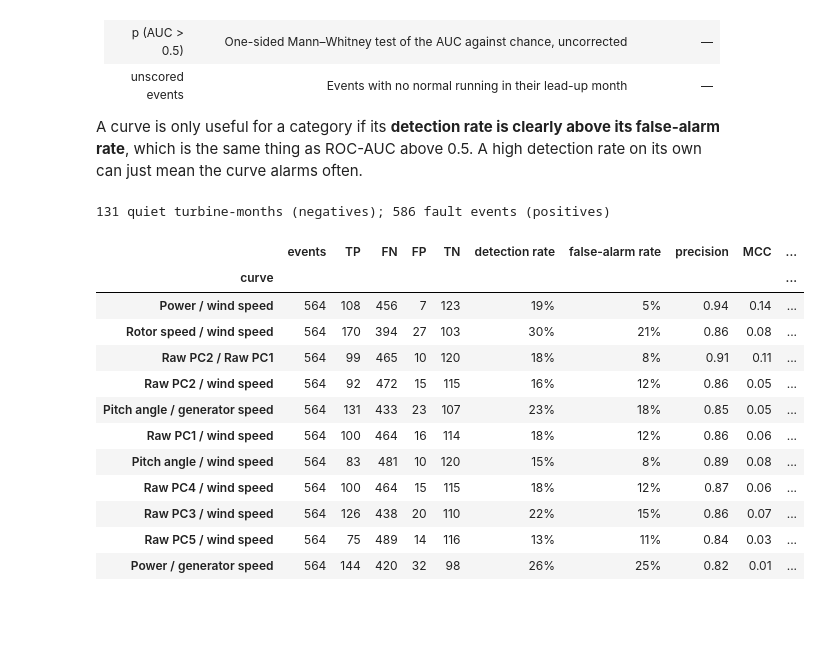
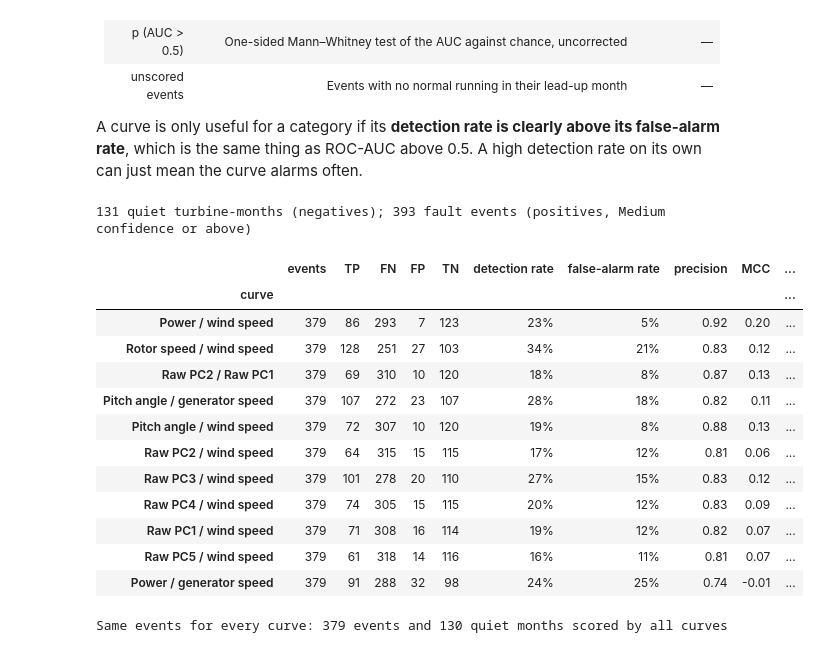
Before and after one commit to bacon274/windAnalysis, a Jupyter notebook: population_form_penmanshiel.ipynb, the cells around one changed output. Drawn from its saved outputs; the diff is of its cells as text; code cells hidden in the pictures; blank space fills up the shorter version.

```diff
--- a/population_form_penmanshiel.ipynb
+++ b/population_form_penmanshiel.ipynb
@@ -907,20 +912,30 @@ BENCH_STEP = 1                        # days between novelty checks (1 = a check
 BENCH_FILTER = "Normal operation only"  # only normal running is scored: stops, derates, warnings, restarts excluded
 BENCH_LEAD_DAYS = 30                  # an event counts as detected if any check in this many days before it alarms
 BENCH_MERGE_HOURS = 24                # turbine-fault stops this close to the previous one are one event
-BENCH_PERIOD = "test"
+BENCH_MIN_CONFIDENCE = "Medium"       # fault labels: stops at or above this vote confidence (pm.fault_stop_confidence); "Low" = all
+BENCH_EXCLUDE_CATEGORIES = ["Safety stop of WEC", "Safety chain"]  # not used as fault labels (mostly storm or on-site stops)
+BENCH_PERIOD = "test"                 # a SPLIT name ("test" = Jun 2020 to the end), or "all" = from commercial operation (Sep 2016)
 BENCH_FILE = pm.DATA_DIR / "analysis" / "form_benchmark_samewin60.parquet"
 RECOMPUTE = False                     # True: rebuild even if a matching saved result exists
 
-_a, _b = (int(gp_days.searchsorted(pd.Timestamp(s))) for s in SPLIT[BENCH_PERIOD])
+_period = ((pm.COMMERCIAL_OPERATION, gp_days[-1] + pd.Timedelta("1D")) if BENCH_PERIOD == "all"
+           else SPLIT[BENCH_PERIOD])
+_a, _b = (int(gp_days.searchsorted(pd.Timestamp(s))) for s in _period)
 bench_checks = np.arange(max(BENCH_W - 1, _a - BENCH_LEAD_DAYS), _b, BENCH_STEP)  # window-end days scored
 _settings = json.dumps(dict(curves=[GP_CURVES[gp_curve(*GP_PRESETS[c])] for c in BENCH_CURVES], W=BENCH_W,
-                            step=BENCH_STEP, filter=BENCH_FILTER, first=int(bench_checks[0]), last=int(bench_checks[-1]),
+                            step=BENCH_STEP, filter=BENCH_FILTER, period=BENCH_PERIOD, first=int(bench_checks[0]), last=int(bench_checks[-1]),
                             n_win=GP_N_WIN, pct=GP_THRESHOLD_PCT, zcap=GP_Z_CAP, fill=GP_MIN_FILL), default=str)
 _meta = BENCH_FILE.with_suffix(".json")
 
-if not RECOMPUTE and BENCH_FILE.exists() and _meta.exists() and json.loads(_meta.read_text()) == json.loads(_settings):
+# A day's novelty doesn't depend on the period (the form uses the other turbines in the same window and the threshold
+# comes from the whole record), so a saved run covering a longer stretch is reused and sliced to the checks needed.
+_core = lambda d: {k: v for k, v in d.items() if k not in ("period", "first", "last")}
+_saved = json.loads(_meta.read_text()) if _meta.exists() else None
+if (not RECOMPUTE and BENCH_FILE.exists() and _saved is not None and _core(_saved) == _core(json.loads(_settings))
+        and _saved["first"] <= bench_checks[0] and _saved["last"] >= bench_checks[-1]):
     bench_nov = pd.read_parquet(BENCH_FILE)
-    print(f"Loaded {BENCH_FILE.name}: {len(bench_nov):,} turbine-day checks")
+    bench_nov = bench_nov[bench_nov["day"].isin(bench_checks)].reset_index(drop=True)
+    print(f"Loaded {BENCH_FILE.name} ({_saved.get('period', '?')} period), using {len(bench_nov):,} turbine-day checks")
 else:
     t_all, rows = time.time(), []
     for curve_name in BENCH_CURVES:
@@ -1030,21 +1057,26 @@ def _lead_max(ratio, t_idx, day):
 
 
 # Quiet months (negatives): for each turbine, reference days every BENCH_LEAD_DAYS through the test period with
-# no turbine-fault event in the month before or after; the lead-up month before each is scored like an event's.
+# no turbine-fault event of any confidence in the month before or after; the lead-up month before each is scored
+# like an event's. Using every event here keeps the negatives the same whatever BENCH_MIN_CONFIDENCE is.
 _ref = np.arange(_a + BENCH_LEAD_DAYS, _b, BENCH_LEAD_DAYS)
 quiet = []
 for t in TURBINES:
-    ev_days = fault_events.loc[fault_events["turbine"] == t, "day"].to_numpy()
+    ev_days = all_events.loc[all_events["turbine"] == t, "day"].to_numpy()
     for r in _ref:
         if not ((ev_days >= r - BENCH_LEAD_DAYS) & (ev_days < r + BENCH_LEAD_DAYS)).any():
             quiet.append((t, r))
 quiet = pd.DataFrame(quiet, columns=["turbine", "day"])
 
-ev_score = pd.DataFrame({c: [_lead_max(bench_ratio[c], gp_tpos[t], d) for t, d in zip(test_events["turbine"], test_events["day"])]
+def lead_scores(events):
+    """Highest novelty / threshold in each event's (or quiet month's) lead-up month, per curve."""
+    return pd.DataFrame({c: [_lead_max(bench_ratio[c], gp_tpos[t], d) for t, d in zip(events["turbine"], events["day"])]
                          for c in BENCH_CURVES})
-q_score = pd.DataFrame({c: [_lead_max(bench_ratio[c], gp_tpos[t], d) for t, d in zip(quiet["turbine"], quiet["day"])]
-                        for c in BENCH_CURVES})
-print(f"{len(quiet):,} quiet turbine-months (negatives); {len(test_events):,} fault events (positives)")
+
+
+ev_score, q_score = lead_scores(test_events), lead_scores(quiet)
+print(f"{len(quiet):,} quiet turbine-months (negatives); {len(test_events):,} fault events (positives, "
+      f"{BENCH_MIN_CONFIDENCE} confidence or above)")
 
 
 def event_metrics(e, q):
@@ -1058,42 +1090,54 @@ def event_metrics(e, q):
         auc, p = u.statistic / (len(e) * len(q)), u.pvalue
     else:
         auc = p = np.nan
     return {"events": len(e), "TP": TP, "FN": FN, "FP": FP, "TN": TN, "detection rate": div(TP, TP + FN),
             "false-alarm rate": div(FP, FP + TN), "precision": div(TP, TP + FP),
             "MCC": div(TP * TN - FP * FN, den), "ROC-AUC": auc, "p (AUC > 0.5)": p}
 
 
 def breakdown(by):
     """Metrics per curve and per level of `by` (a test_events column), plus all turbine faults together."""
     rows = []
     for c in BENCH_CURVES:
         q = q_score[c].to_numpy()
         rows.append({"curve": c, by: "All turbine faults", **event_metrics(ev_score[c].to_numpy(), q),
                      "unscored events": ev_score[c].isna().sum()})
         for lvl, idx in test_events.groupby(by, observed=True).groups.items():
             rows.append({"curve": c, by: lvl, **event_metrics(ev_score.loc[idx, c].to_numpy(), q),
                          "unscored events": ev_score.loc[idx, c].isna().sum()})
     return pd.DataFrame(rows).set_index(["curve", by])
 
 
 by_category = breakdown("category")
 by_length = breakdown("length")
 _fmt = {"detection rate": "{:.0%}", "false-alarm rate": "{:.0%}", "precision": "{:.2f}", "MCC": "{:.2f}",
         "ROC-AUC": "{:.2f}", "p (AUC > 0.5)": "{:.3f}"}
 display(by_category.xs("All turbine faults", level="category").sort_values("ROC-AUC", ascending=False)
         .style.format(_fmt).background_gradient(subset=["ROC-AUC", "detection rate"], cmap="Blues"))
+
+# Curves differ in coverage (pitch and PCA curves only score events from Jun 2018), so also compare every curve on
+# the events and quiet months that all curves can score.
+_common_e = ev_score.notna().all(axis=1).to_numpy()
+_common_q = q_score.notna().all(axis=1).to_numpy()
+common_table = pd.DataFrame({c: event_metrics(ev_score.loc[_common_e, c].to_numpy(), q_score.loc[_common_q, c].to_numpy())
+                             for c in BENCH_CURVES}).T
+print(f"Same events for every curve: {_common_e.sum():,} events and {_common_q.sum():,} quiet months scored by all curves")
+display(common_table[["events", "detection rate", "false-alarm rate", "MCC", "ROC-AUC", "p (AUC > 0.5)"]]
+        .sort_values("ROC-AUC", ascending=False).style.format(_fmt)
+        .background_gradient(subset=["ROC-AUC", "detection rate"], cmap="Blues"))
 # %% [output]
-131 quiet turbine-months (negatives); 586 fault events (positives)
+131 quiet turbine-months (negatives); 393 fault events (positives, Medium confidence or above)
 |  | events | TP | FN | FP | TN | detection rate | false-alarm rate | precision | MCC | ... |
 | curve |  |  |  |  |  |  |  |  |  | ... |
-| Power / wind speed | 564 | 108 | 456 | 7 | 123 | 19% | 5% | 0.94 | 0.14 | ... |
-| Rotor speed / wind speed | 564 | 170 | 394 | 27 | 103 | 30% | 21% | 0.86 | 0.08 | ... |
-| Raw PC2 / Raw PC1 | 564 | 99 | 465 | 10 | 120 | 18% | 8% | 0.91 | 0.11 | ... |
-| Raw PC2 / wind speed | 564 | 92 | 472 | 15 | 115 | 16% | 12% | 0.86 | 0.05 | ... |
-| Pitch angle / generator speed | 564 | 131 | 433 | 23 | 107 | 23% | 18% | 0.85 | 0.05 | ... |
-| Raw PC1 / wind speed | 564 | 100 | 464 | 16 | 114 | 18% | 12% | 0.86 | 0.06 | ... |
-| Pitch angle / wind speed | 564 | 83 | 481 | 10 | 120 | 15% | 8% | 0.89 | 0.08 | ... |
-| Raw PC4 / wind speed | 564 | 100 | 464 | 15 | 115 | 18% | 12% | 0.87 | 0.06 | ... |
-| Raw PC3 / wind speed | 564 | 126 | 438 | 20 | 110 | 22% | 15% | 0.86 | 0.07 | ... |
-| Raw PC5 / wind speed | 564 | 75 | 489 | 14 | 116 | 13% | 11% | 0.84 | 0.03 | ... |
-| Power / generator speed | 564 | 144 | 420 | 32 | 98 | 26% | 25% | 0.82 | 0.01 | ... |
+| Power / wind speed | 379 | 86 | 293 | 7 | 123 | 23% | 5% | 0.92 | 0.20 | ... |
+| Rotor speed / wind speed | 379 | 128 | 251 | 27 | 103 | 34% | 21% | 0.83 | 0.12 | ... |
+| Raw PC2 / Raw PC1 | 379 | 69 | 310 | 10 | 120 | 18% | 8% | 0.87 | 0.13 | ... |
+| Pitch angle / generator speed | 379 | 107 | 272 | 23 | 107 | 28% | 18% | 0.82 | 0.11 | ... |
+| Pitch angle / wind speed | 379 | 72 | 307 | 10 | 120 | 19% | 8% | 0.88 | 0.13 | ... |
+| Raw PC2 / wind speed | 379 | 64 | 315 | 15 | 115 | 17% | 12% | 0.81 | 0.06 | ... |
+| Raw PC3 / wind speed | 379 | 101 | 278 | 20 | 110 | 27% | 15% | 0.83 | 0.12 | ... |
+| Raw PC4 / wind speed | 379 | 74 | 305 | 15 | 115 | 20% | 12% | 0.83 | 0.09 | ... |
+| Raw PC1 / wind speed | 379 | 71 | 308 | 16 | 114 | 19% | 12% | 0.82 | 0.07 | ... |
+| Raw PC5 / wind speed | 379 | 61 | 318 | 14 | 116 | 16% | 11% | 0.81 | 0.07 | ... |
+| Power / generator speed | 379 | 91 | 288 | 32 | 98 | 24% | 25% | 0.74 | -0.01 | ... |
+Same events for every curve: 379 events and 130 quiet months scored by all curves
```
Also changed, not shown: parts of 12 cells of this notebook, 3 other files.
